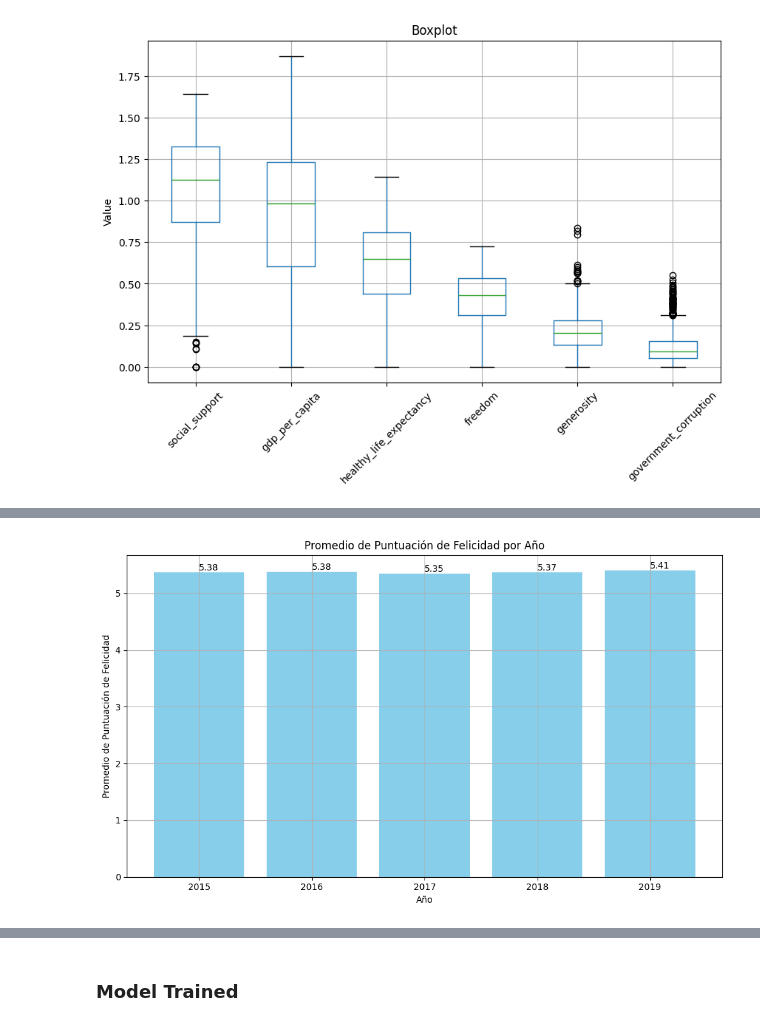
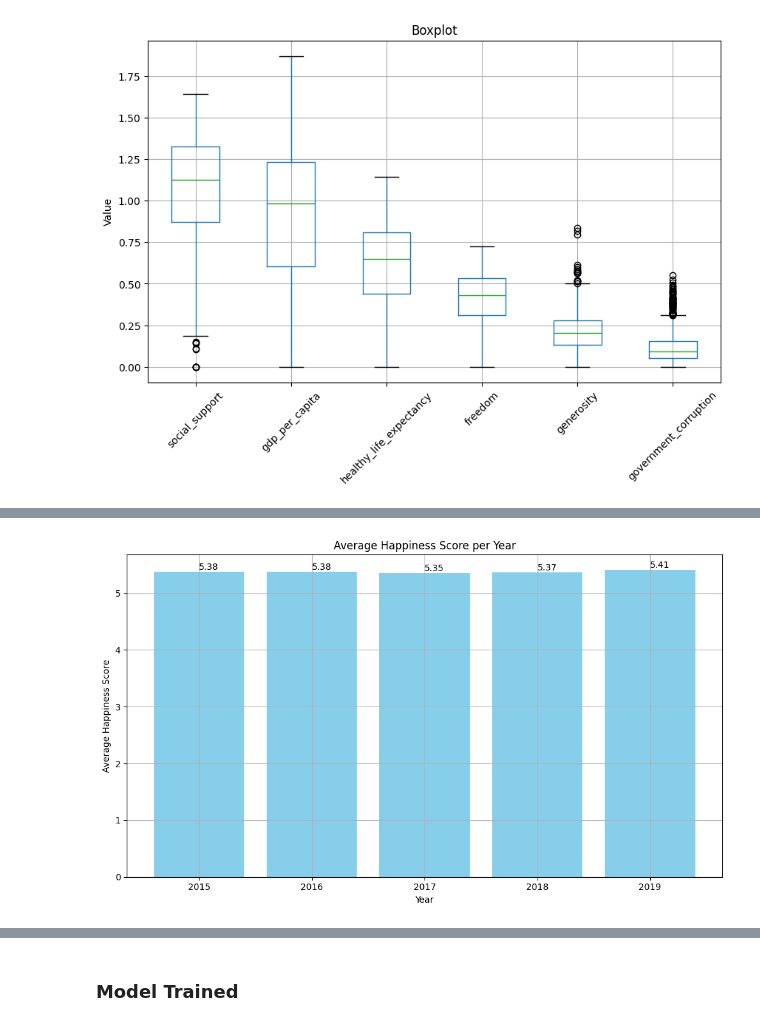
Before and after one commit to mdlangeles/ML_and_Data_Streaming_with_Kafka_WORKSHOP3, a Jupyter notebook: Notebooks/EDA.ipynb, the cells around one changed output, grey strips where cells are left out. Saved outputs shown, nothing was run; the diff lists cells and outputs as text; code cells hidden in the pictures.

```diff
--- a/Notebooks/EDA.ipynb
+++ b/Notebooks/EDA.ipynb
@@ -862,26 +949,20 @@ plt.show()
 # %%
-# Calcular el promedio de la puntuación de felicidad por año
 average_scores_by_year = df.groupby('year')['happiness_score'].mean().reset_index()
 
-# Configurar el tamaño del gráfico
 plt.figure(figsize=(10, 6))
 
-# Crear el diagrama de barras
 bars = plt.bar(average_scores_by_year['year'], average_scores_by_year['happiness_score'], color='skyblue')
 
-# Etiquetas y título
-plt.xlabel('Año')
-plt.ylabel('Promedio de Puntuación de Felicidad')
-plt.title('Promedio de Puntuación de Felicidad por Año')
+plt.xlabel('Year')
+plt.ylabel('Average Happiness Score')
+plt.title('Average Happiness Score per Year')
 
-# Agregar etiquetas de valor sobre cada barra
 for bar in bars:
     yval = bar.get_height()
     plt.text(bar.get_x() + bar.get_width()/2, yval, round(yval, 2), va='bottom')
 
-# Mostrar el gráfico
 plt.grid(True)
 plt.tight_layout()
 plt.show()
 # %% [output]
-[figure, old version]
+[figure, new version]
```
Also changed, not shown: parts of 31 cells of this notebook, 2 other files.
